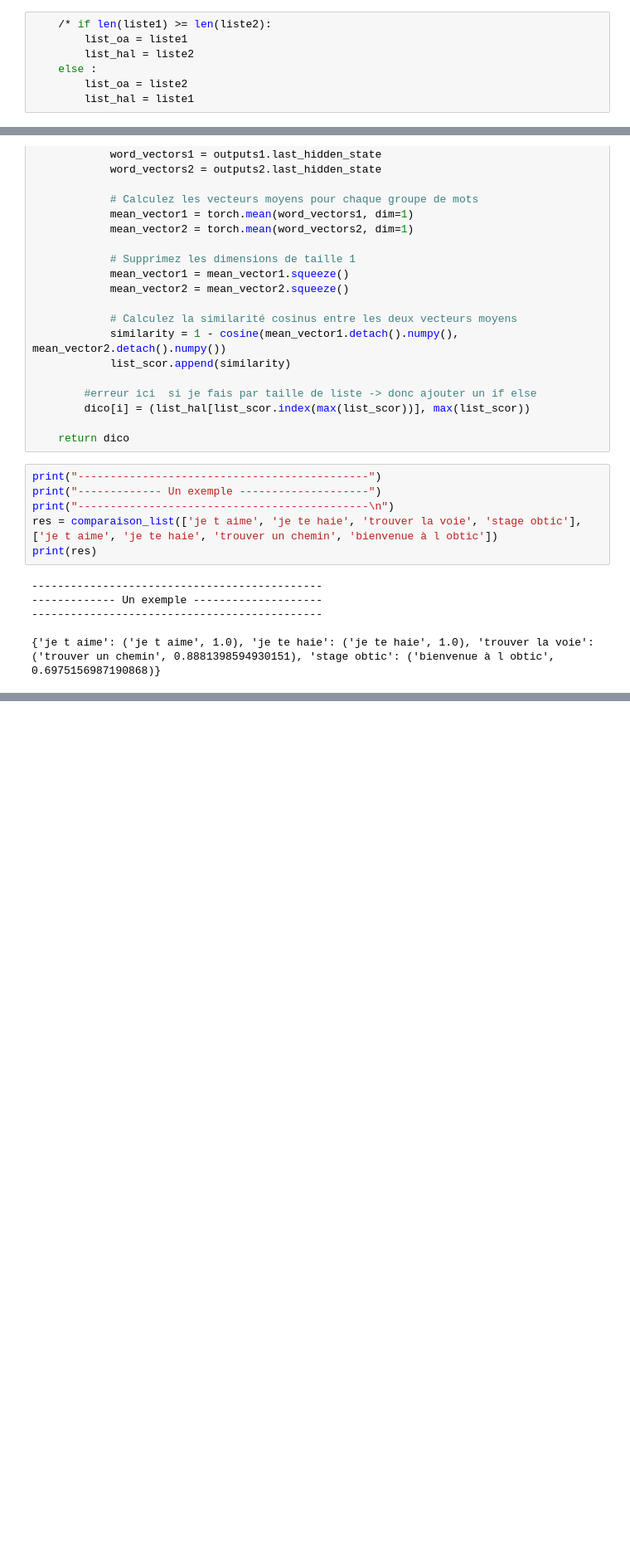
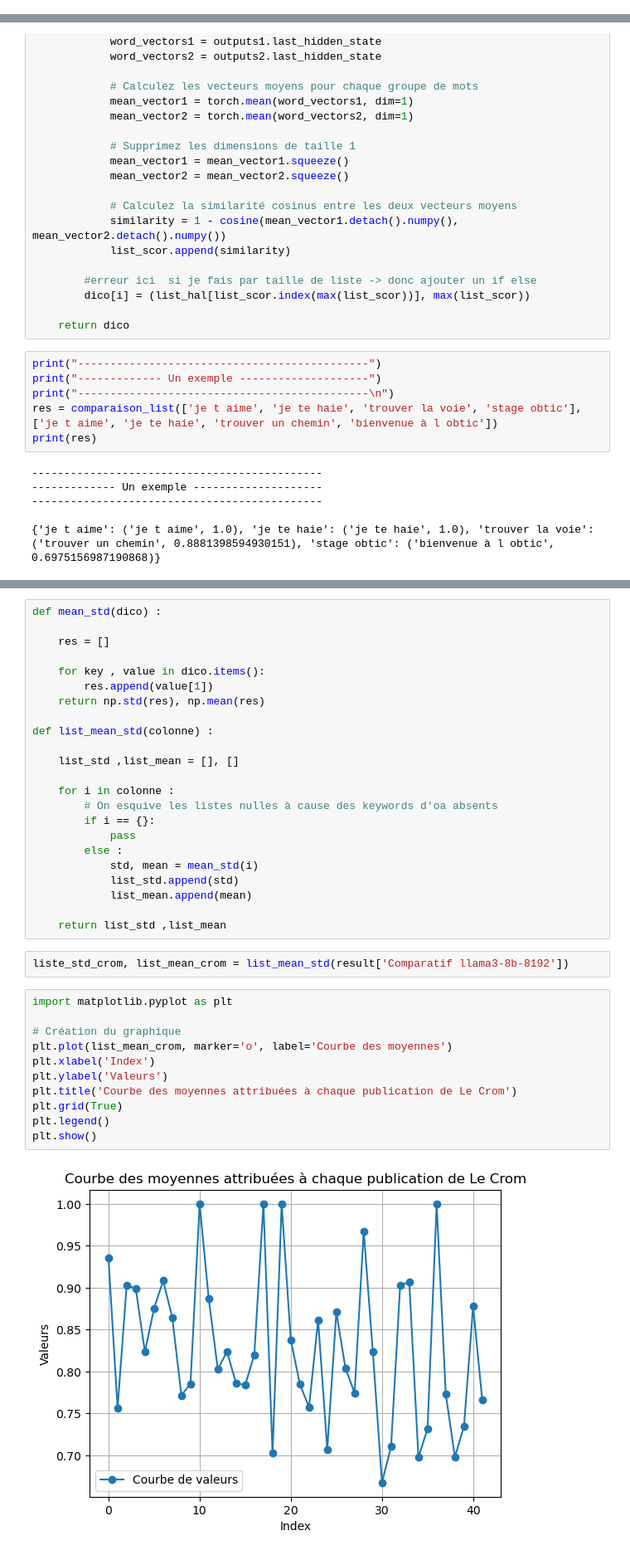
Before and after one commit to obtic-sorbonne/ontologies, a Jupyter notebook: code_me/book.ipynb, the cells around one changed output, grey strips where cells are left out. Shown at 83% size. Saved outputs shown, nothing was run; the diff lists cells and outputs as text; blank space fills up the shorter version.

```diff
--- a/code_me/book.ipynb
+++ b/code_me/book.ipynb
@@ -659,13 +687,6 @@ print(f"La similarité entre 'je t'aime' et 'je t'aime' est {similarity}")
 ---------------------------------------------
 
 La similarité entre 'je t'aime' et 'je t'aime' est 1.0
-# %%
-    /* if len(liste1) >= len(liste2):
-        list_oa = liste1
-        list_hal = liste2
-    else :
-        list_oa = liste2
-        list_hal = liste1
 # %%
 def comparaison_list(list_oa, list_hal):
 
@@ -1220,0 +812,38 @@ auteurs = [
+# %%
+def mean_std(dico) :
+
+    res = []
+
+    for key , value in dico.items():
+        res.append(value[1])
+    return np.std(res), np.mean(res)
+
+def list_mean_std(colonne) :
+
+    list_std ,list_mean = [], []
+
+    for i in colonne :
+        # On esquive les listes nulles à cause des keywords d'oa absents
+        if i == {}:
+            pass
+        else :
+            std, mean = mean_std(i)
+            list_std.append(std)
+            list_mean.append(mean)
+
+    return list_std ,list_mean
+# %%
+liste_std_crom, list_mean_crom = list_mean_std(result['Comparatif llama3-8b-8192'])
+# %%
+import matplotlib.pyplot as plt
+
+# Création du graphique
+plt.plot(list_mean_crom, marker='o', label='Courbe des moyennes')
+plt.xlabel('Index')
+plt.ylabel('Valeurs')
+plt.title('Courbe des moyennes attribuées à chaque publication de Le Crom')
+plt.grid(True)
+plt.legend()
+plt.show()
+# %% [output]
+[figure, added]
```
Also changed, not shown: parts of 75 cells of this notebook, 12 other files.
